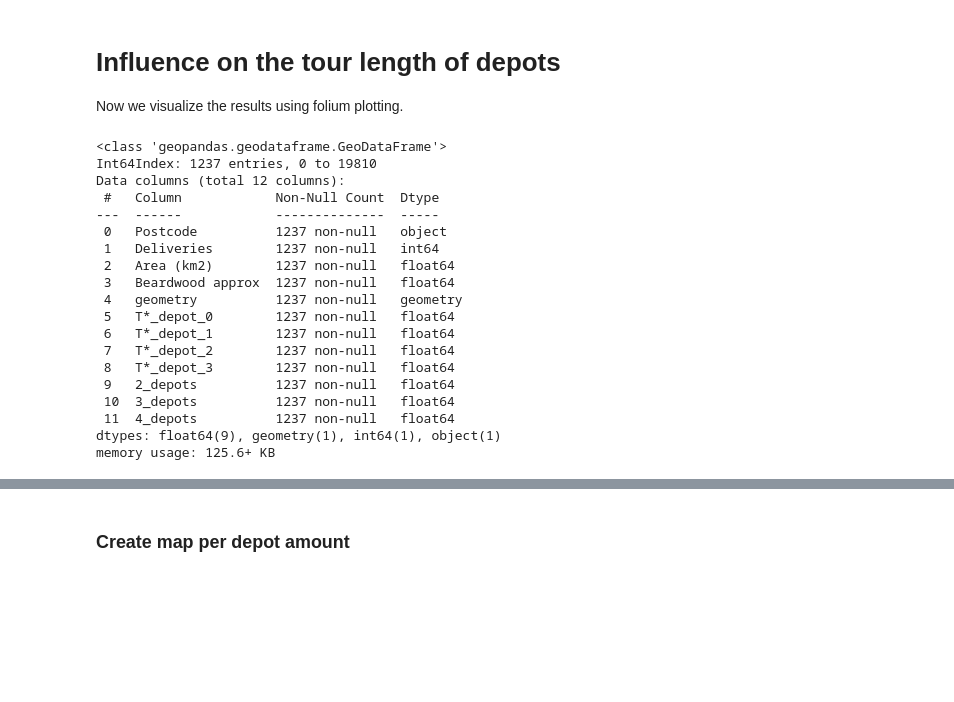
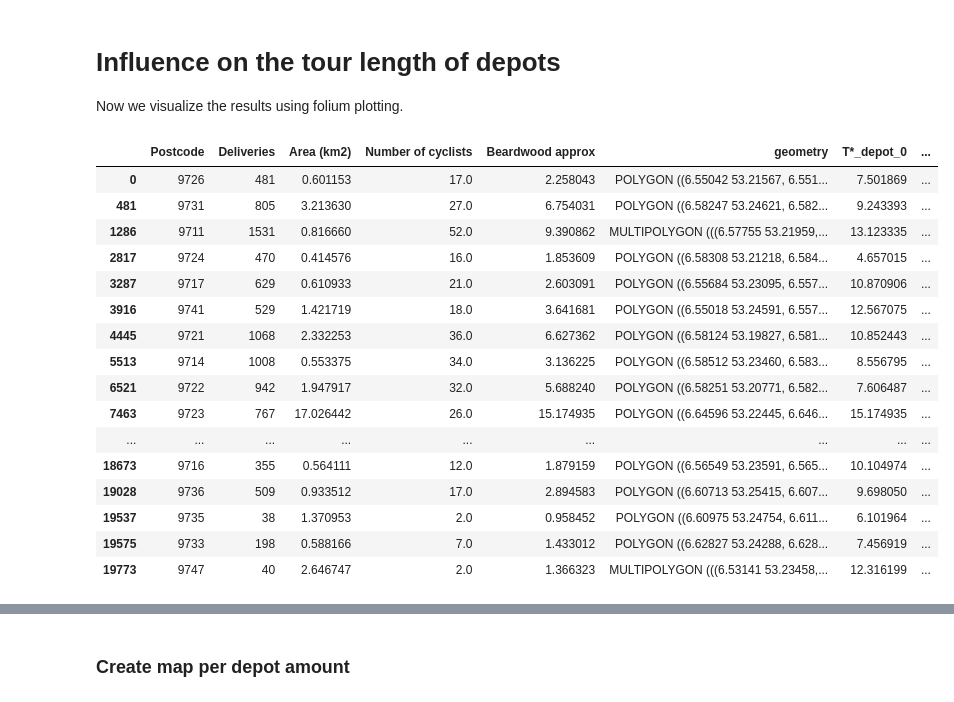
Before and after one commit to teletobbie/last-mile-cargo-bike-delivery, a Jupyter notebook: model.ipynb, the cells around one changed output, grey strips where cells are left out. Cells and saved outputs as stored; diff of their text form; code cells hidden in the pictures; blank space fills up the shorter version.

```diff
--- a/model.ipynb
+++ b/model.ipynb
@@ -191,27 +191,25 @@ plt.show()
 # Influence on the tour length of depots
 Now we visualize the results using folium plotting.
 # %%
-results.info()
+results
 # %% [output]
-<class 'geopandas.geodataframe.GeoDataFrame'>
-Int64Index: 1237 entries, 0 to 19810
-Data columns (total 12 columns):
- #   Column            Non-Null Count  Dtype
----  ------            --------------  -----
- 0   Postcode          1237 non-null   object
- 1   Deliveries        1237 non-null   int64
- 2   Area (km2)        1237 non-null   float64
- 3   Beardwood approx  1237 non-null   float64
- 4   geometry          1237 non-null   geometry
- 5   T*_depot_0        1237 non-null   float64
- 6   T*_depot_1        1237 non-null   float64
- 7   T*_depot_2        1237 non-null   float64
- 8   T*_depot_3        1237 non-null   float64
- 9   2_depots          1237 non-null   float64
- 10  3_depots          1237 non-null   float64
- 11  4_depots          1237 non-null   float64
-dtypes: float64(9), geometry(1), int64(1), object(1)
-memory usage: 125.6+ KB
+|  | Postcode | Deliveries | Area (km2) | Number of cyclists | Beardwood approx | geometry | T*_depot_0 | ... |
+| 0 | 9726 | 481 | 0.601153 | 17.0 | 2.258043 | POLYGON ((6.55042 53.21567, 6.551... | 7.501869 | ... |
+| 481 | 9731 | 805 | 3.213630 | 27.0 | 6.754031 | POLYGON ((6.58247 53.24621, 6.582... | 9.243393 | ... |
+| 1286 | 9711 | 1531 | 0.816660 | 52.0 | 9.390862 | MULTIPOLYGON (((6.57755 53.21959,... | 13.123335 | ... |
+| 2817 | 9724 | 470 | 0.414576 | 16.0 | 1.853609 | POLYGON ((6.58308 53.21218, 6.584... | 4.657015 | ... |
+| 3287 | 9717 | 629 | 0.610933 | 21.0 | 2.603091 | POLYGON ((6.55684 53.23095, 6.557... | 10.870906 | ... |
+| 3916 | 9741 | 529 | 1.421719 | 18.0 | 3.641681 | POLYGON ((6.55018 53.24591, 6.557... | 12.567075 | ... |
+| 4445 | 9721 | 1068 | 2.332253 | 36.0 | 6.627362 | POLYGON ((6.58124 53.19827, 6.581... | 10.852443 | ... |
+| 5513 | 9714 | 1008 | 0.553375 | 34.0 | 3.136225 | POLYGON ((6.58512 53.23460, 6.583... | 8.556795 | ... |
+| 6521 | 9722 | 942 | 1.947917 | 32.0 | 5.688240 | POLYGON ((6.58251 53.20771, 6.582... | 7.606487 | ... |
+| 7463 | 9723 | 767 | 17.026442 | 26.0 | 15.174935 | POLYGON ((6.64596 53.22445, 6.646... | 15.174935 | ... |
+| ... | ... | ... | ... | ... | ... | ... | ... | ... |
+| 18673 | 9716 | 355 | 0.564111 | 12.0 | 1.879159 | POLYGON ((6.56549 53.23591, 6.565... | 10.104974 | ... |
+| 19028 | 9736 | 509 | 0.933512 | 17.0 | 2.894583 | POLYGON ((6.60713 53.25415, 6.607... | 9.698050 | ... |
+| 19537 | 9735 | 38 | 1.370953 | 2.0 | 0.958452 | POLYGON ((6.60975 53.24754, 6.611... | 6.101964 | ... |
+| 19575 | 9733 | 198 | 0.588166 | 7.0 | 1.433012 | POLYGON ((6.62827 53.24288, 6.628... | 7.456919 | ... |
+| 19773 | 9747 | 40 | 2.646747 | 2.0 | 1.366323 | MULTIPOLYGON (((6.53141 53.23458,... | 12.316199 | ... |
 # %%
 #add depot markers to featuregroup
 def add_depot_markers_featuregroup(depot_amount, featuregroup):
```
Also changed, not shown: parts of 1 cell of this notebook.
